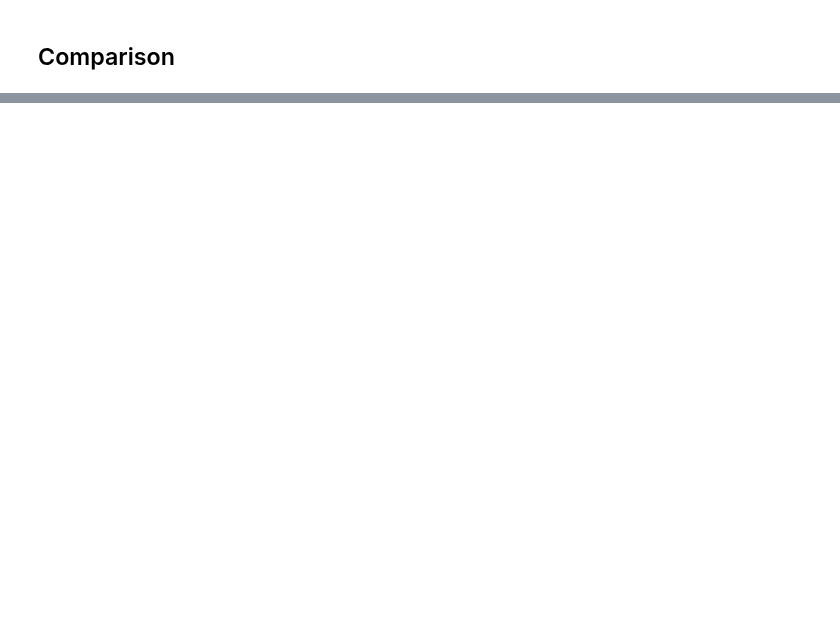
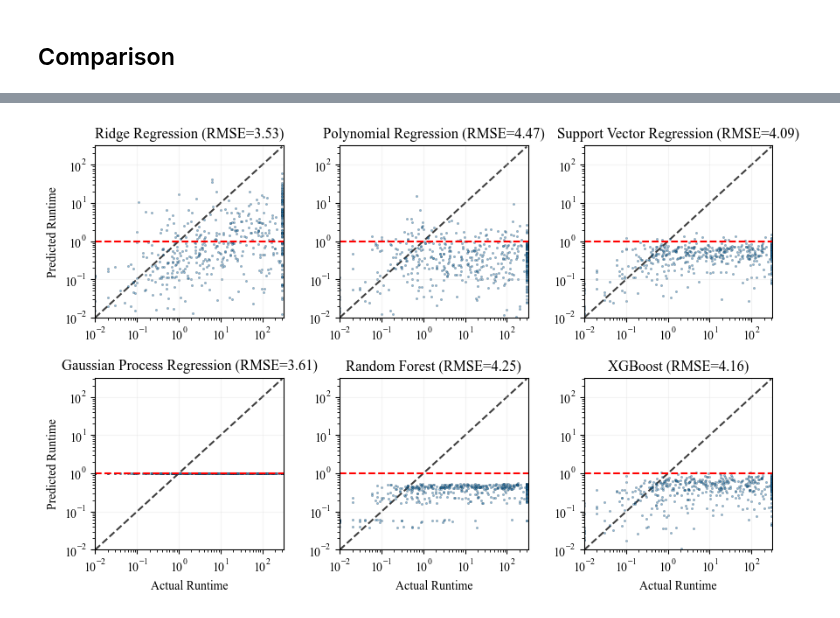
Before and after one commit to zakrzewow/raw-algorithm-portfolios, a Jupyter notebook: archive/phase1/comparison_const_cut_off_1.ipynb, the cells around one changed output, grey strips where cells are left out. Saved outputs shown, nothing was run; the diff lists cells and outputs as text; code cells hidden in the pictures; blank space fills up the shorter version.

```diff
--- a/archive/phase1/comparison_const_cut_off_1.ipynb
+++ b/archive/phase1/comparison_const_cut_off_1.ipynb
@@ -814,0 +469,8 @@ result_df.pivot_table(
+# %%
+plot_df = result_df.loc[(result_df["random_state"] == 1) & (result_df["solver_number"] == 50)].iloc[6:12].reset_index(drop=True)
+
+fig, axs = plot_scatter(plot_df, const_cut_off=CONST_CUT_OFF)
+# plt.savefig("fig.png", dpi=300, bbox_inches="tight")
+plt.show()
+# %% [output]
+[figure, added]
```
Also changed, not shown: parts of 28 cells of this notebook, 43 other files.
